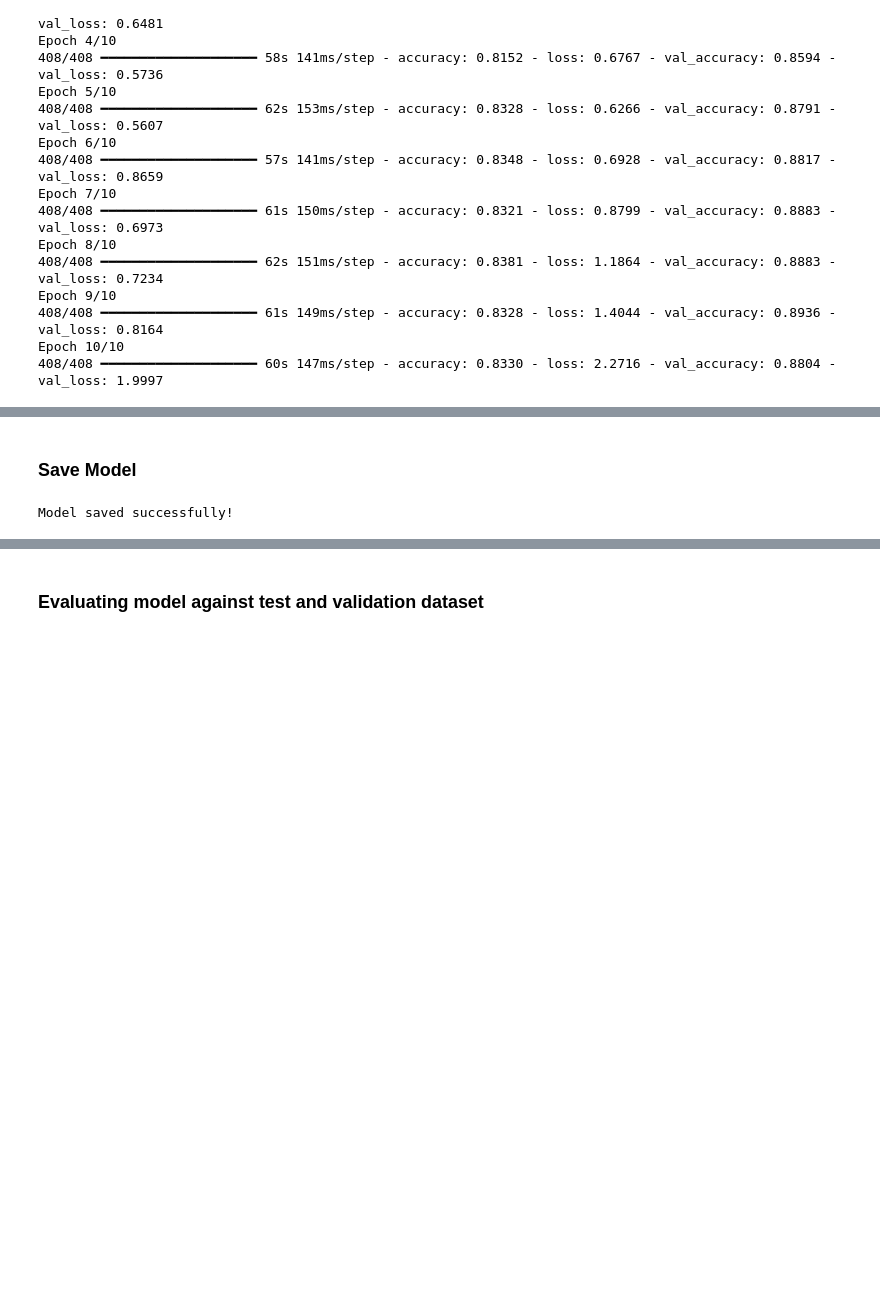
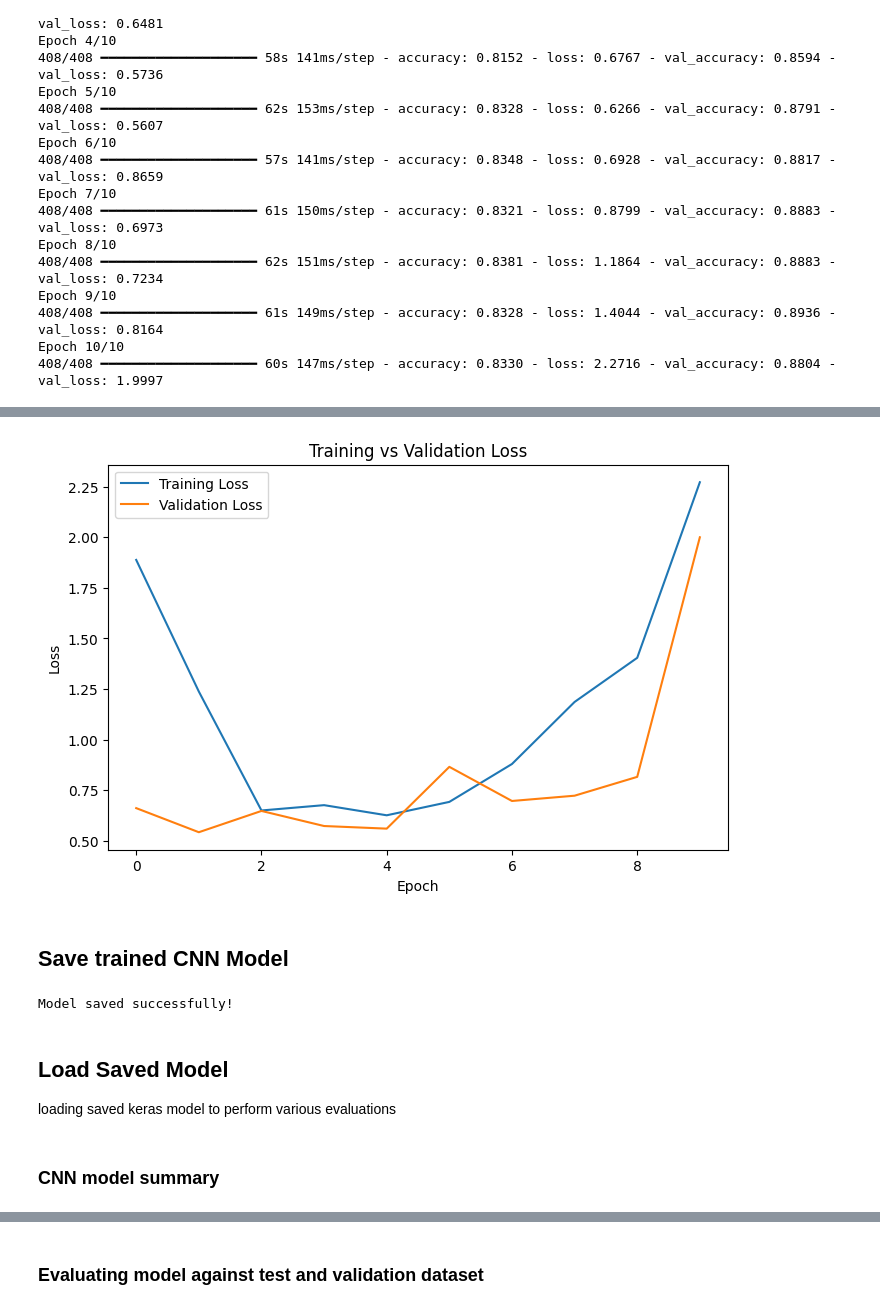
Before and after one commit to joshanjohn/CXC-FYP-Griffith, a Jupyter notebook: backend/notebook/CXV1/CXC101.ipynb, the cells around one changed output, grey strips where cells are left out. Drawn from its saved outputs; the diff is of its cells as text; code cells hidden in the pictures; blank space fills up the shorter version.

```diff
--- a/backend/notebook/CXV1/CXC101.ipynb
+++ b/backend/notebook/CXV1/CXC101.ipynb
@@ -162,4 +181,10 @@ Epoch 10/10
+# %%
+# plotting loss from training history
+
+plot_train_loss(history=history)
+# %% [output]
+[figure, added]
 # %% [markdown]
-### Save Model
+## Save trained CNN Model
 # %%
 # Save the model
@@ -167,3 +193,6 @@ model.save('CXC101.keras')
 print("Model saved successfully!")
 # %% [output]
 Model saved successfully!
+# %% [markdown]
+## Load Saved Model
+loading saved keras model to perform various evaluations
@@ -169,0 +201,2 @@ Model saved successfully!
+# %% [markdown]
+### CNN model summary
```
Also changed, not shown: parts of 20 cells of this notebook.
